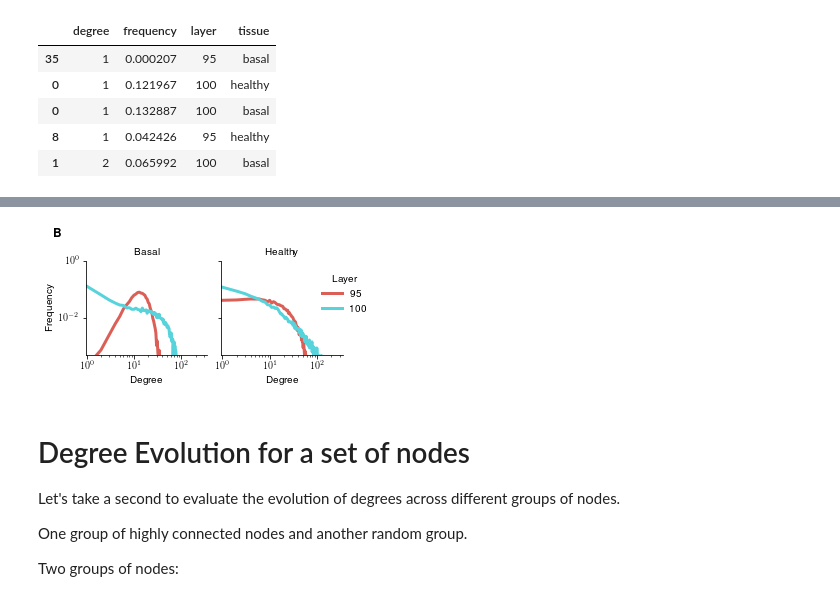
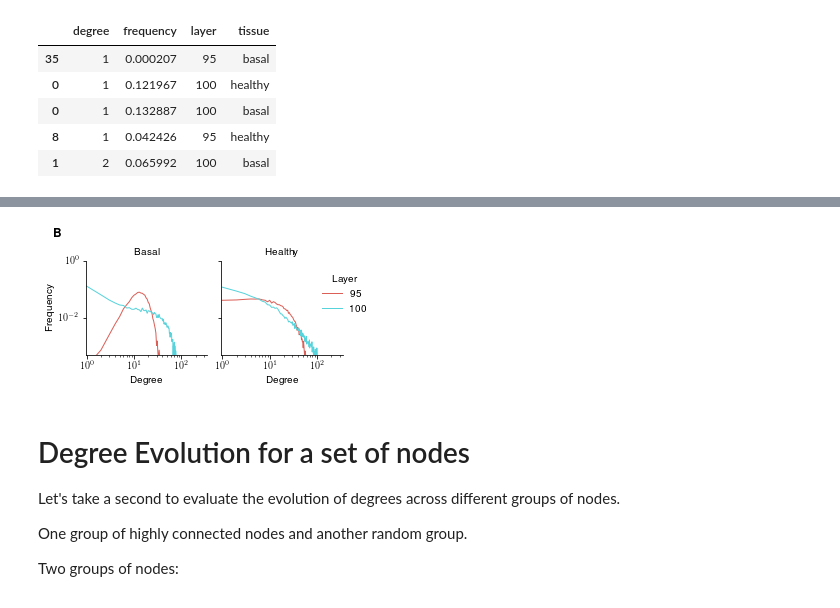
Before and after one commit to rodogi/cdana, a Jupyter notebook: preferential_attachment.ipynb, the cells around one changed output, grey strips where cells are left out. Drawn from its saved outputs; the diff is of its cells as text; code cells hidden in the pictures.

Commit message:
New figure degree distribution

```diff
--- a/preferential_attachment.ipynb
+++ b/preferential_attachment.ipynb
@@ -201,0 +245,4 @@ df_1.head()
+# %%
+fig, ax = plt.subplots()
+g1 = sns.distplot(deg_100_b.degree, ax=ax)
+g2 = sns.distplot(deg_95_b.degree, ax=ax)
@@ -201,0 +251,11 @@ df_1.head()
+# %%
+deg_100['tissue'] = 'Healthy'
+deg_100['layer'] = 100
+deg_95['tissue'] = 'Healthy'
+deg_95['layer'] = 95
+deg_100_b['tissue'] = 'Basal'
+deg_100_b['layer'] = 100
+deg_95_b['tissue'] = 'Basal'
+deg_95_b['layer'] = 95
+# %%
+deg = pd.concat([deg_100, deg_95, deg_100_b, deg_95_b])
@@ -201,0 +264,25 @@ df_1.head()
+# %%
+with sns.color_palette("hls", 2):
+    g = sns.FacetGrid(deg, col='tissue', hue='layer', sharey=True,
+                 sharex='col', height=2.2, aspect=1, row_order=['Basal', 'Healthy'],
+                     hue_order=[95, 100])
+    g.map(sns.distplot, "degree", kde=True, hist=False, bins=20)
+
+g.set(yscale="linear", xscale='linear')
+
+# Set titles
+[plt.setp(ax.texts, text="") for ax in g.axes.flat]
+g.set_titles(row_template = '', template='{col_name}')
+
+# Remove y labels
+g.axes[0,0].set_ylabel('Frequency')
+
+g.axes[0,0].set_xlabel('Degree')
+g.axes[0,1].set_xlabel('Degree')
+
+plt.legend(frameon=False, title="Layer",
+          loc=(0.8, 0.4))
+
+g.fig.text(0.05, 1, r'\large \textbf{B}')
+
+g.savefig(join(FIG, "degree_distribution.png"), dpi=300)
@@ -202,32 +291,32 @@ df_1.head()
 # %%
 df_1 = df_1.replace({'healthy': 'Healthy', 'basal': 'Basal'})
 with sns.color_palette("hls", 2):
     g = sns.FacetGrid(df_1, col='tissue', hue='layer', sharey=True,
                  sharex=True, height=2.2, aspect=1, row_order=['healthy', 'basal'],
                      hue_order=[95, 100])
-    g.map(plt.plot, "degree", "frequency", markersize=0, linewidth=3)
+    g.map(plt.plot, "degree", "frequency", markersize=0, linewidth=1)
 
-g.set(yscale="log", xscale='log', xlim=[df.degree.min() - .05, df.degree.max()],
+g.set(yscale="log", xscale='log', xlim=[deg_100.degree.min() - .05, deg_100.degree.max()],
      ylim=[0.0005, 1])
 
 # Set titles
 [plt.setp(ax.texts, text="") for ax in g.axes.flat]
 g.set_titles(row_template = '', template='{col_name}')
 
 # Remove y labels
 g.axes[0,0].set_ylabel('Frequency')
 
 g.axes[0,0].set_xlabel('Degree')
 g.axes[0,1].set_xlabel('Degree')
 
 plt.legend(frameon=False, title="Layer",
           loc=(0.8, 0.4))
 
 g.fig.text(0.05, 1, r'\large \textbf{B}')
 
 g.savefig(join(FIG, "degree_distribution.png"), dpi=300)
 # %% [output]
-[figure, old version]
+[figure, new version]
 # %% [markdown]
 # Degree Evolution for a set of nodes
 
```
Also changed, not shown: parts of 8 cells of this notebook.
